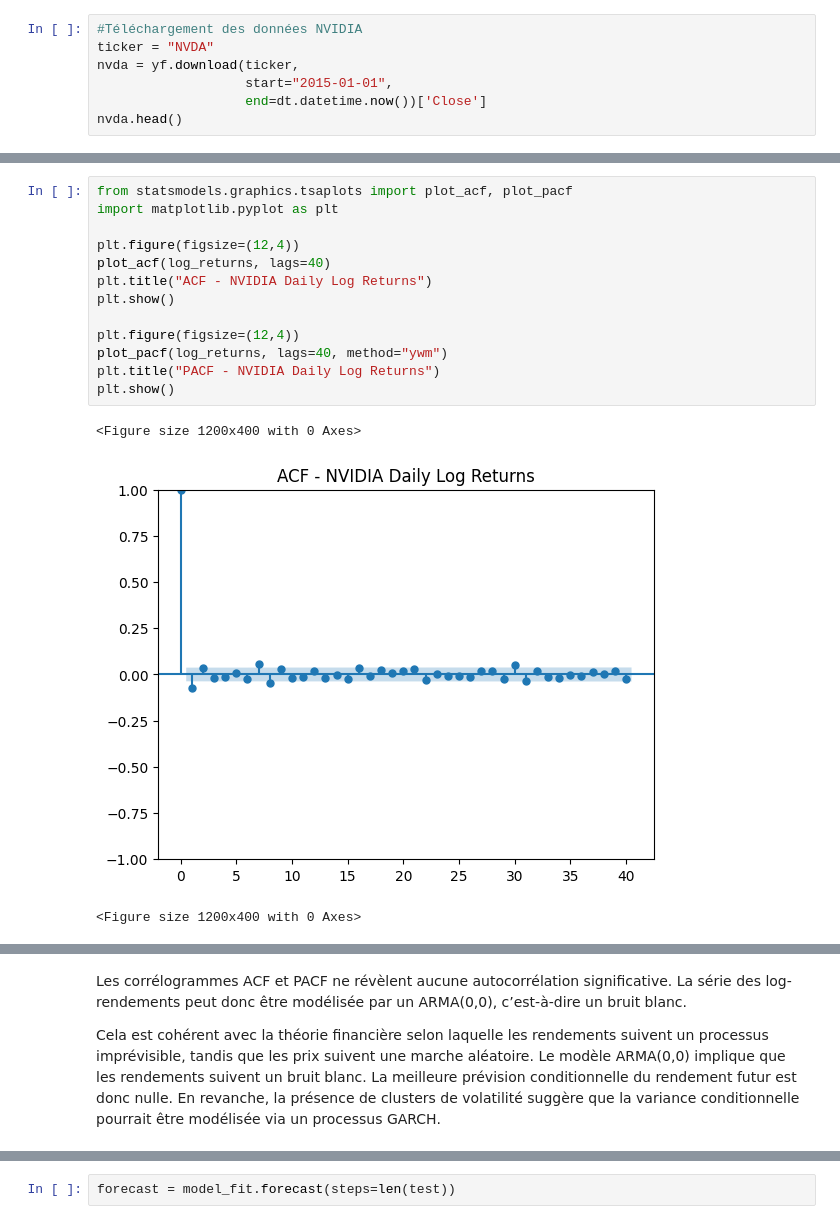
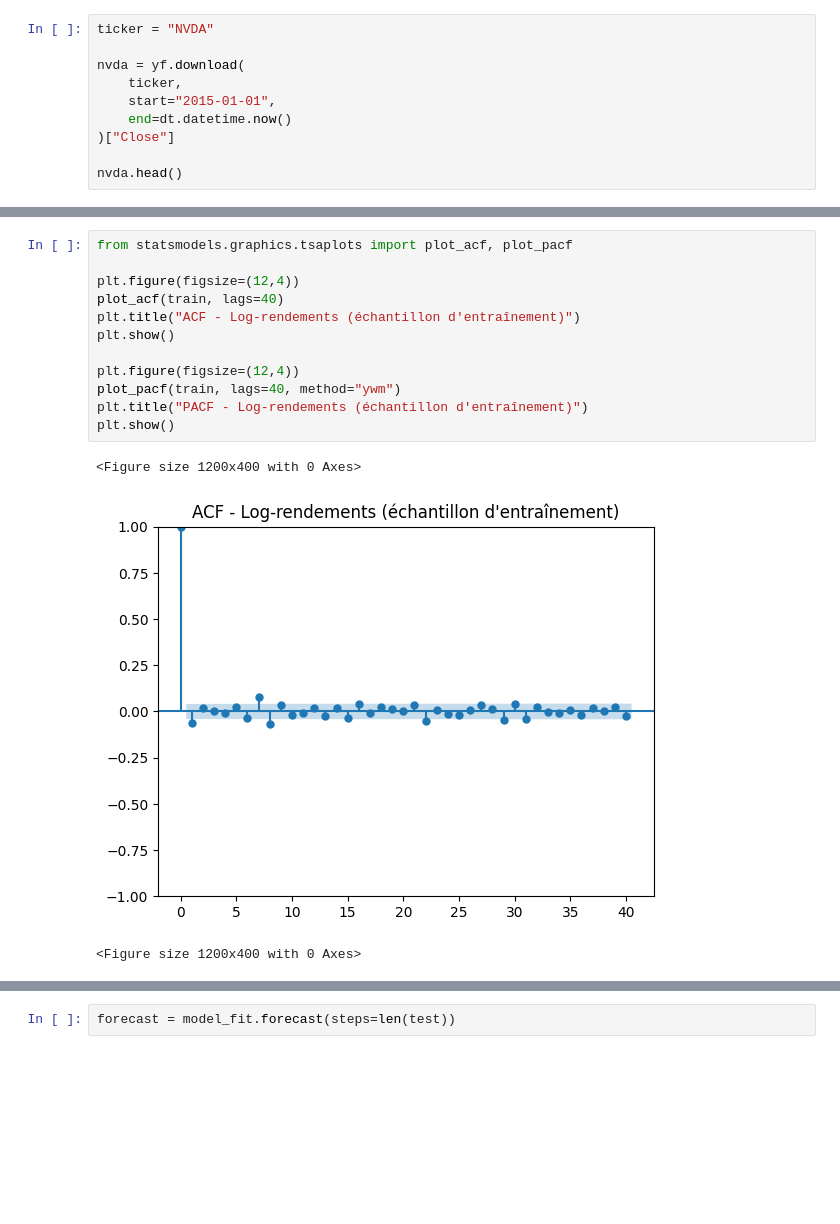
Before and after one commit to Safaabid19/nvidia-stock-prediction, a Jupyter notebook: projet_Arima.ipynb, the cells around one changed output, grey strips where cells are left out. Cells and saved outputs as stored; diff of their text form; blank space fills up the shorter version.

```diff
--- a/projet_Arima.ipynb
+++ b/projet_Arima.ipynb
@@ -9,9 +18,12 @@ np.random.seed(42)
 # %%
-#Téléchargement des données NVIDIA
 ticker = "NVDA"
-nvda = yf.download(ticker,
-                   start="2015-01-01",
-                   end=dt.datetime.now())['Close']
+
+nvda = yf.download(
+    ticker,
+    start="2015-01-01",
+    end=dt.datetime.now()
+)["Close"]
+
 nvda.head()
 # %% [output]
 [*********************100%***********************]  1 of 1 completed
@@ -75,17 +122,16 @@ En particulier, un « cut-off » de la PACF suggère un modèle AR(p), tandis qu
 # %%
 from statsmodels.graphics.tsaplots import plot_acf, plot_pacf
-import matplotlib.pyplot as plt
 
 plt.figure(figsize=(12,4))
-plot_acf(log_returns, lags=40)
-plt.title("ACF - NVIDIA Daily Log Returns")
+plot_acf(train, lags=40)
+plt.title("ACF - Log-rendements (échantillon d'entraînement)")
 plt.show()
 
 plt.figure(figsize=(12,4))
-plot_pacf(log_returns, lags=40, method="ywm")
-plt.title("PACF - NVIDIA Daily Log Returns")
+plot_pacf(train, lags=40, method="ywm")
+plt.title("PACF - Log-rendements (échantillon d'entraînement)")
 plt.show()
 # %% [output]
 <Figure size 1200x400 with 0 Axes>
-[figure, old version]
+[figure, new version]
 <Figure size 1200x400 with 0 Axes>
@@ -93,5 +138,0 @@ plt.show()
-# %% [markdown]
-Les corrélogrammes ACF et PACF ne révèlent aucune autocorrélation significative. La série des log-rendements peut donc être modélisée par un ARMA(0,0), c’est-à-dire un bruit blanc.
-
-Cela est cohérent avec la théorie financière selon laquelle les rendements suivent un processus imprévisible, tandis que les prix suivent une marche aléatoire.
-Le modèle ARMA(0,0) implique que les rendements suivent un bruit blanc. La meilleure prévision conditionnelle du rendement futur est donc nulle. En revanche, la présence de clusters de volatilité suggère que la variance conditionnelle pourrait être modélisée via un processus GARCH.
```
Also changed, not shown: parts of 89 cells of this notebook.
